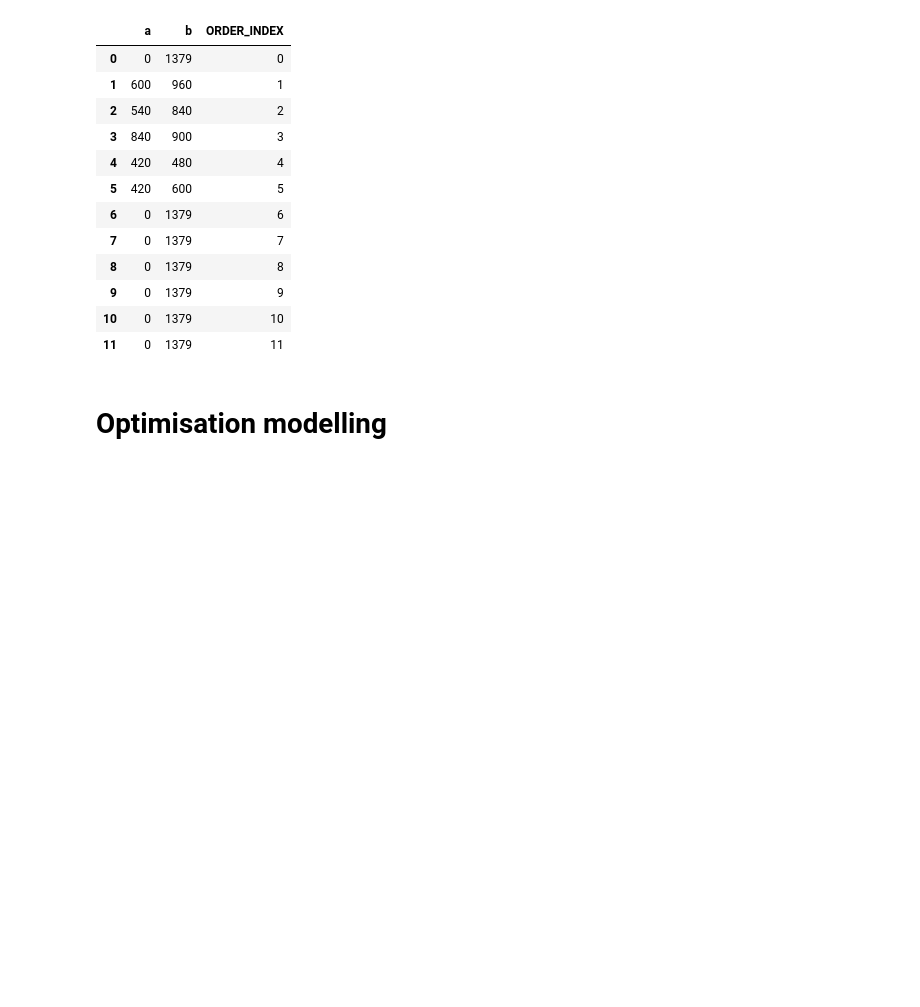
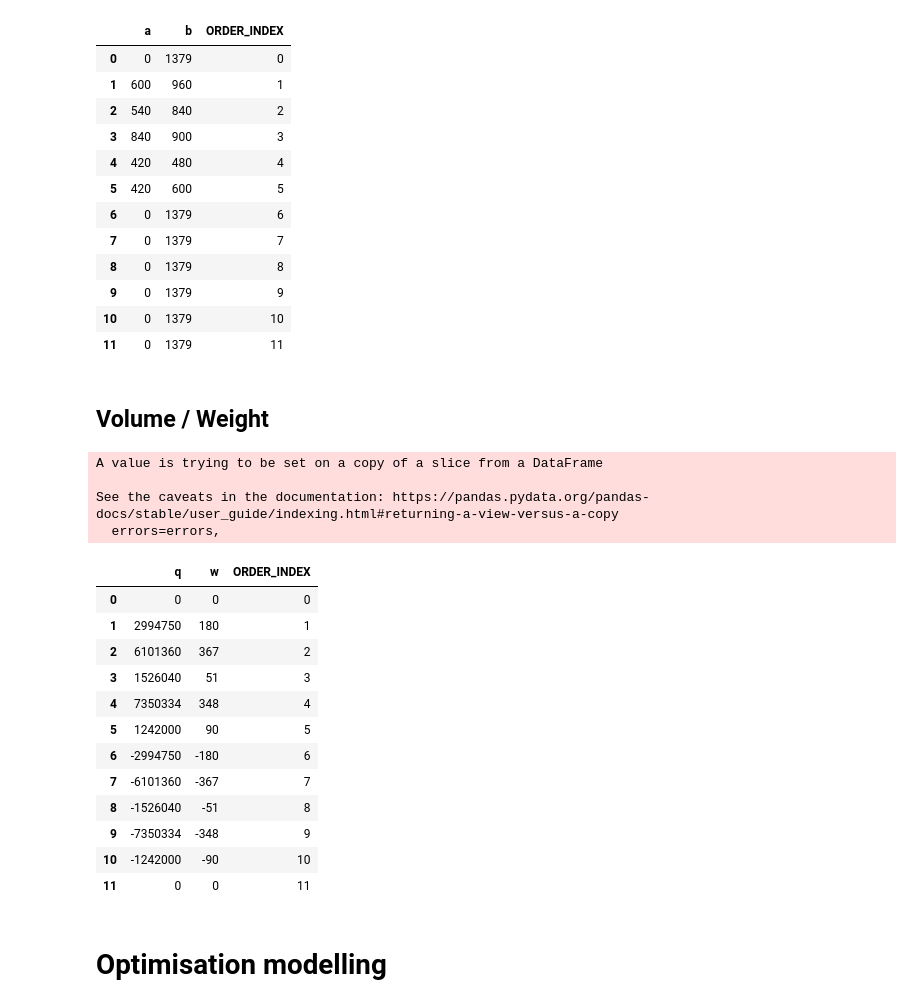
Before and after one commit to CYCCCCC/Routing_optimization, a Jupyter notebook: pickup_and_delivery_with_time_window.ipynb, the cells around one changed output. Drawn from its saved outputs; the diff is of its cells as text; code cells hidden in the pictures; blank space fills up the shorter version.

```diff
--- a/pickup_and_delivery_with_time_window.ipynb
+++ b/pickup_and_delivery_with_time_window.ipynb
@@ -246,6 +241,39 @@ tw
 | 9 | 0 | 1379 | 9 |
 | 10 | 0 | 1379 | 10 |
 | 11 | 0 | 1379 | 11 |
+# %% [markdown]
+## Volume / Weight
+# %%
+vw = df[['VOLUME', 'WEIGHT', 'ORDER_INDEX']]
+vw.rename(columns={'VOLUME':'q', 'WEIGHT':'w'}, inplace=True)
+
+# 0 at the depot
+vw = vw.append({'q':0, 'w':0, 'ORDER_INDEX':0}, ignore_index=True)
+vw = vw.append({'q':0, 'w':0, 'ORDER_INDEX':11}, ignore_index=True)
+
+vw = vw.sort_values('ORDER_INDEX')
+vw = vw.reset_index(drop=True)
+# %% [output]
+A value is trying to be set on a copy of a slice from a DataFrame
+
+See the caveats in the documentation: https://pandas.pydata.org/pandas-docs/stable/user_guide/indexing.html#returning-a-view-versus-a-copy
+  errors=errors,
+# %%
+vw
+# %% [output]
+|  | q | w | ORDER_INDEX |
+| 0 | 0 | 0 | 0 |
+| 1 | 2994750 | 180 | 1 |
+| 2 | 6101360 | 367 | 2 |
+| 3 | 1526040 | 51 | 3 |
+| 4 | 7350334 | 348 | 4 |
+| 5 | 1242000 | 90 | 5 |
+| 6 | -2994750 | -180 | 6 |
+| 7 | -6101360 | -367 | 7 |
+| 8 | -1526040 | -51 | 8 |
+| 9 | -7350334 | -348 | 9 |
+| 10 | -1242000 | -90 | 10 |
+| 11 | 0 | 0 | 11 |
 # %% [markdown]
 # Optimisation modelling
 # %% [markdown]
```
Also changed, not shown: parts of 15 cells of this notebook.
